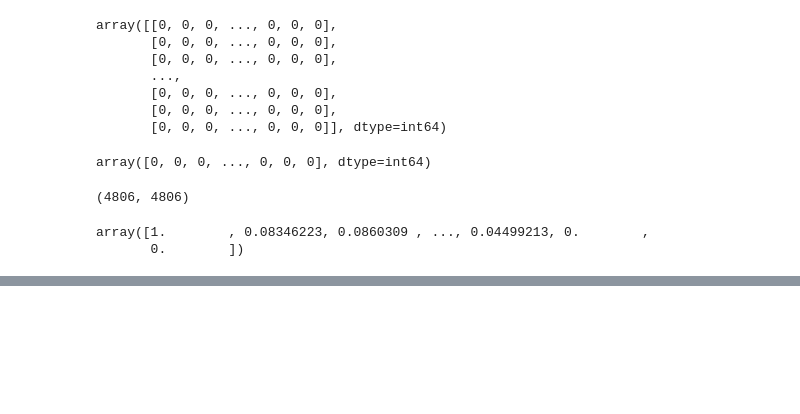
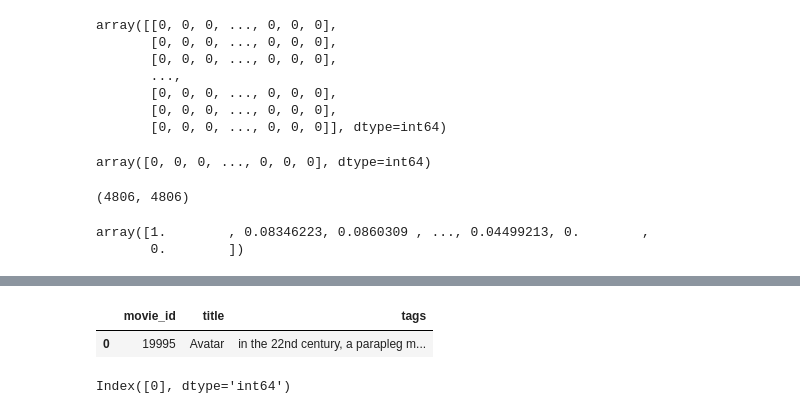
Before and after one commit to nakshatra-tomar/Cinematic-Content-Filtering-Engine, a Jupyter notebook: ccfe.ipynb, the cells around one changed output, grey strips where cells are left out. Cells and saved outputs as stored; diff of their text form; code cells hidden in the pictures; blank space fills up the shorter version.

```diff
--- a/ccfe.ipynb
+++ b/ccfe.ipynb
@@ -459,0 +555,9 @@ array([1.        , 0.08346223, 0.0860309 , ..., 0.04499213, 0.        ,
+# %%
+movie_df[movie_df['title'] == 'Avatar']
+# %% [output]
+|  | movie_id | title | tags |
+| 0 | 19995 | Avatar | in the 22nd century, a parapleg m... |
+# %%
+movie_df[movie_df['title'] == 'Avatar'].index
+# %% [output]
+Index([0], dtype='int64')
```
Also changed, not shown: parts of 5 cells of this notebook.
